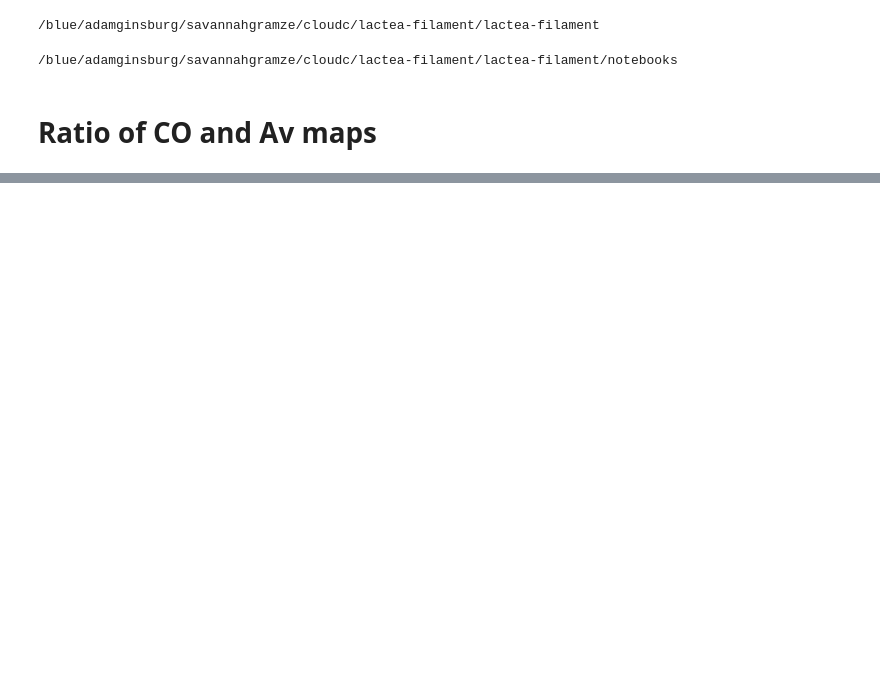
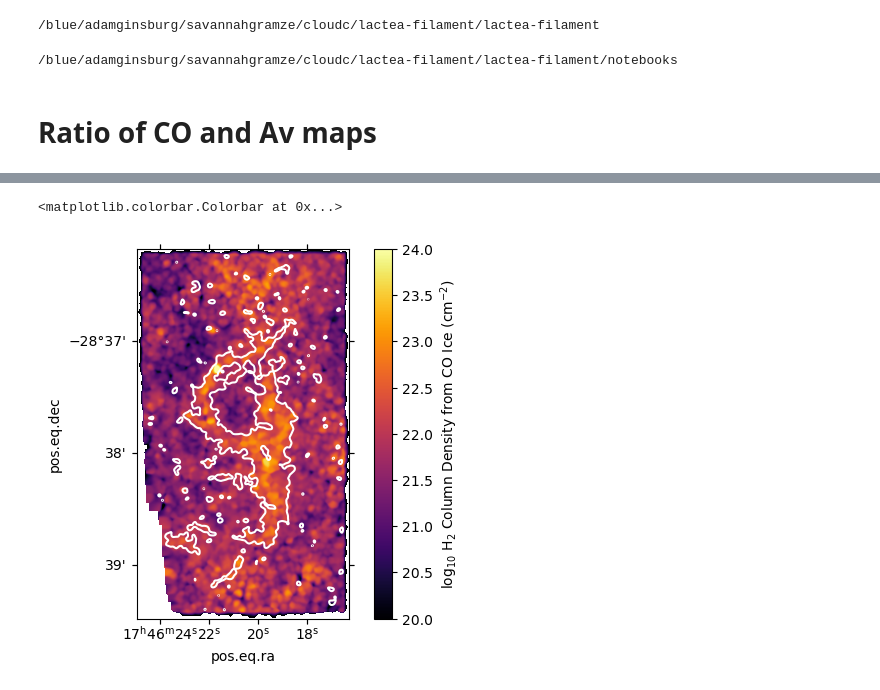
Before and after one commit to SpacialTree/lactea-filament, a Jupyter notebook: lactea-filament/notebooks/filament_mratio.ipynb, the cells around one changed output, grey strips where cells are left out. Saved outputs shown, nothing was run; the diff lists cells and outputs as text; code cells hidden in the pictures; blank space fills up the shorter version.

```diff
--- a/lactea-filament/notebooks/filament_mratio.ipynb
+++ b/lactea-filament/notebooks/filament_mratio.ipynb
@@ -63,2 +68,11 @@ plt.colorbar(im, label='A$_V$ (mag)')
+# %%
+ax = plt.subplot(projection=ww)
+im = ax.imshow(np.log10(co_col_map/1e-4), origin='lower', cmap='inferno', vmin=20, vmax=24)
+ax.contour(av_map, levels=[25], colors='white')
+#ax.contour(co_col_map/1e-4, levels=[30*2.21e21], colors='white')
+plt.colorbar(im, label='log$_{10}$ H$_2$ Column Density from CO Ice (cm$^{-2}$)')
+# %% [output]
+<matplotlib.colorbar.Colorbar at 0x...>
+[figure, added]
 # %%
 ax = plt.subplot(projection=ww)
```
Also changed, not shown: parts of 27 cells of this notebook.
